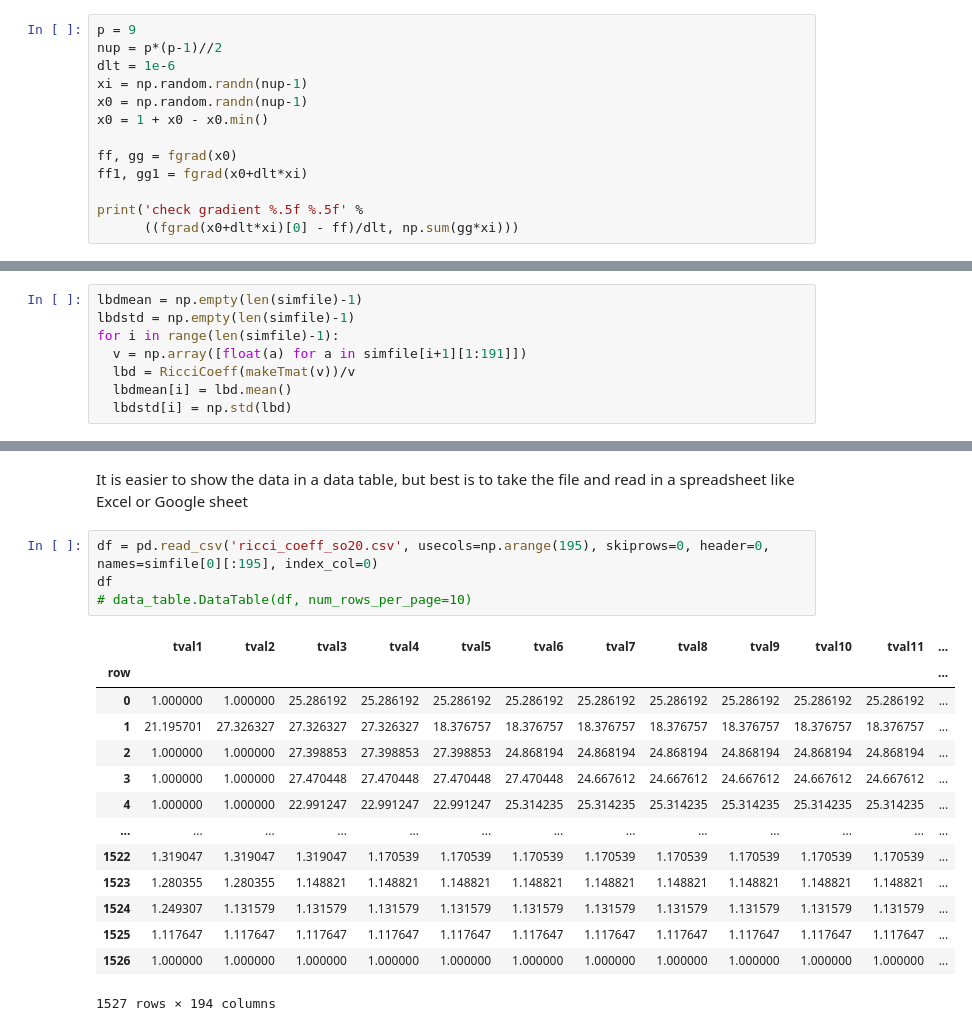
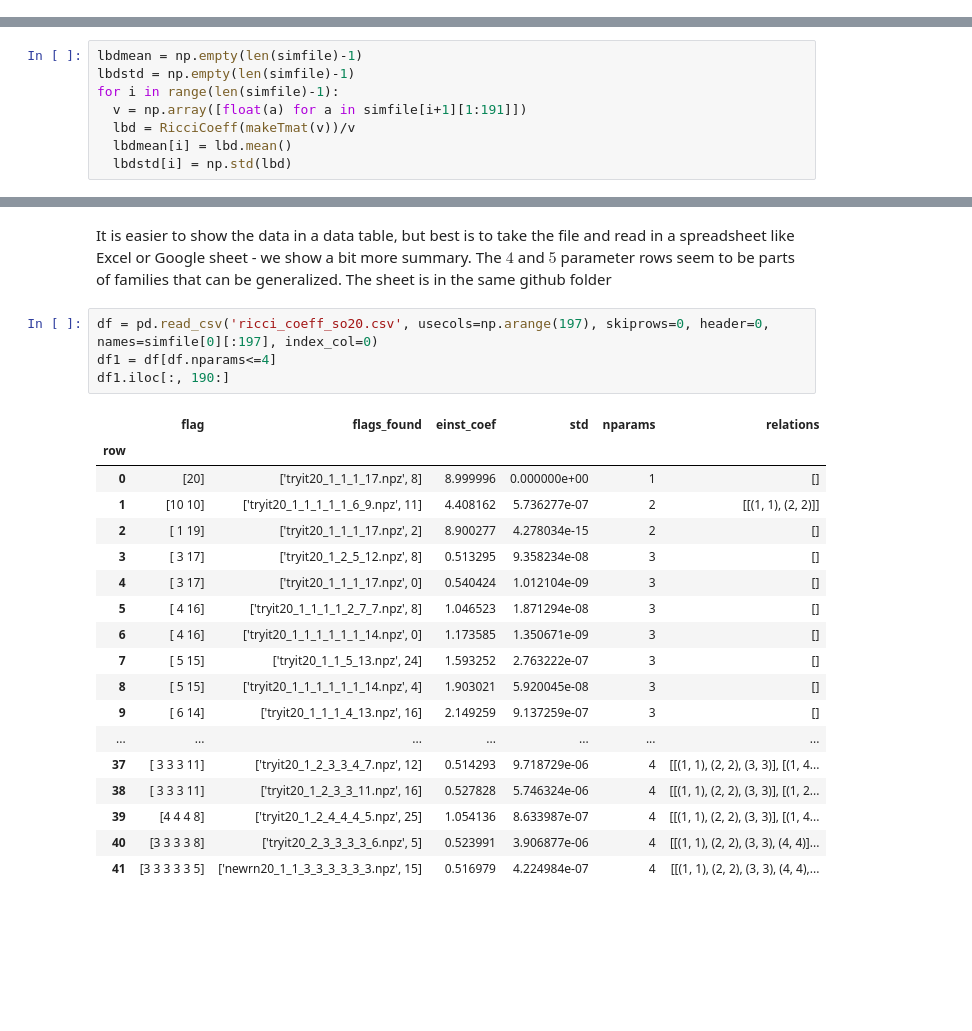
Before and after one commit to dnguyend/MiscCollection, a Jupyter notebook: colab/EinsteinRicciSON.ipynb, the cells around one changed output, grey strips where cells are left out. Cells and saved outputs as stored; diff of their text form; blank space fills up the shorter version.

Commit message:
Updated - show example of proposition 5.4

```diff
--- a/colab/EinsteinRicciSON.ipynb
+++ b/colab/EinsteinRicciSON.ipynb
@@ -122,13 +65,0 @@ A quick check of the gradient:
-# %%
-p = 9
-nup = p*(p-1)//2
-dlt = 1e-6
-xi = np.random.randn(nup-1)
-x0 = np.random.randn(nup-1)
-x0 = 1 + x0 - x0.min()
-
-ff, gg = fgrad(x0)
-ff1, gg1 = fgrad(x0+dlt*xi)
-
-print('check gradient %.5f %.5f' %
-      ((fgrad(x0+dlt*xi)[0] - ff)/dlt, np.sum(gg*xi)))
@@ -674,21 +659,26 @@ print(simfile[2])
 # %% [markdown]
-It is easier to show the data in a data table, but best is to take the file and read in a spreadsheet like Excel or Google sheet
+It is easier to show the data in a data table, but best is to take the file and read in a spreadsheet like Excel or Google sheet - we show a bit more summary. The $4$ and $5$ parameter rows seem to be parts of families that can be generalized.
+The sheet is in the same github folder
 # %%
-df = pd.read_csv('ricci_coeff_so20.csv', usecols=np.arange(195), skiprows=0, header=0, names=simfile[0][:195], index_col=0)
-df
-# data_table.DataTable(df, num_rows_per_page=10)
+df = pd.read_csv('ricci_coeff_so20.csv', usecols=np.arange(197), skiprows=0, header=0, names=simfile[0][:197], index_col=0)
+df1 = df[df.nparams<=4]
+df1.iloc[:, 190:]
 # %% [output]
-|  | tval1 | tval2 | tval3 | tval4 | tval5 | tval6 | tval7 | tval8 | tval9 | tval10 | tval11 | ... |
-| row |  |  |  |  |  |  |  |  |  |  |  | ... |
-| 0 | 1.000000 | 1.000000 | 25.286192 | 25.286192 | 25.286192 | 25.286192 | 25.286192 | 25.286192 | 25.286192 | 25.286192 | 25.286192 | ... |
-| 1 | 21.195701 | 27.326327 | 27.326327 | 27.326327 | 18.376757 | 18.376757 | 18.376757 | 18.376757 | 18.376757 | 18.376757 | 18.376757 | ... |
-| 2 | 1.000000 | 1.000000 | 27.398853 | 27.398853 | 27.398853 | 24.868194 | 24.868194 | 24.868194 | 24.868194 | 24.868194 | 24.868194 | ... |
-| 3 | 1.000000 | 1.000000 | 27.470448 | 27.470448 | 27.470448 | 27.470448 | 24.667612 | 24.667612 | 24.667612 | 24.667612 | 24.667612 | ... |
-| 4 | 1.000000 | 1.000000 | 22.991247 | 22.991247 | 22.991247 | 25.314235 | 25.314235 | 25.314235 | 25.314235 | 25.314235 | 25.314235 | ... |
-| ... | ... | ... | ... | ... | ... | ... | ... | ... | ... | ... | ... | ... |
-| 1522 | 1.319047 | 1.319047 | 1.319047 | 1.170539 | 1.170539 | 1.170539 | 1.170539 | 1.170539 | 1.170539 | 1.170539 | 1.170539 | ... |
-| 1523 | 1.280355 | 1.280355 | 1.148821 | 1.148821 | 1.148821 | 1.148821 | 1.148821 | 1.148821 | 1.148821 | 1.148821 | 1.148821 | ... |
-| 1524 | 1.249307 | 1.131579 | 1.131579 | 1.131579 | 1.131579 | 1.131579 | 1.131579 | 1.131579 | 1.131579 | 1.131579 | 1.131579 | ... |
-| 1525 | 1.117647 | 1.117647 | 1.117647 | 1.117647 | 1.117647 | 1.117647 | 1.117647 | 1.117647 | 1.117647 | 1.117647 | 1.117647 | ... |
-| 1526 | 1.000000 | 1.000000 | 1.000000 | 1.000000 | 1.000000 | 1.000000 | 1.000000 | 1.000000 | 1.000000 | 1.000000 | 1.000000 | ... |
+|  | flag | flags_found | einst_coef | std | nparams | relations |
+| row |  |  |  |  |  |  |
+| 0 | [20] | ['tryit20_1_1_1_17.npz', 8] | 8.999996 | 0.000000e+00 | 1 | [] |
+| 1 | [10 10] | ['tryit20_1_1_1_1_1_6_9.npz', 11] | 4.408162 | 5.736277e-07 | 2 | [[(1, 1), (2, 2)]] |
+| 2 | [ 1 19] | ['tryit20_1_1_1_17.npz', 2] | 8.900277 | 4.278034e-15 | 2 | [] |
+| 3 | [ 3 17] | ['tryit20_1_2_5_12.npz', 8] | 0.513295 | 9.358234e-08 | 3 | [] |
+| 4 | [ 3 17] | ['tryit20_1_1_1_17.npz', 0] | 0.540424 | 1.012104e-09 | 3 | [] |
+| 5 | [ 4 16] | ['tryit20_1_1_1_1_2_7_7.npz', 8] | 1.046523 | 1.871294e-08 | 3 | [] |
+| 6 | [ 4 16] | ['tryit20_1_1_1_1_1_1_14.npz', 0] | 1.173585 | 1.350671e-09 | 3 | [] |
+| 7 | [ 5 15] | ['tryit20_1_1_5_13.npz', 24] | 1.593252 | 2.763222e-07 | 3 | [] |
+| 8 | [ 5 15] | ['tryit20_1_1_1_1_1_1_14.npz', 4] | 1.903021 | 5.920045e-08 | 3 | [] |
+| 9 | [ 6 14] | ['tryit20_1_1_1_4_13.npz', 16] | 2.149259 | 9.137259e-07 | 3 | [] |
+| ... | ... | ... | ... | ... | ... | ... |
+| 37 | [ 3 3 3 11] | ['tryit20_1_2_3_3_4_7.npz', 12] | 0.514293 | 9.718729e-06 | 4 | [[(1, 1), (2, 2), (3, 3)], [(1, 4... |
+| 38 | [ 3 3 3 11] | ['tryit20_1_2_3_3_11.npz', 16] | 0.527828 | 5.746324e-06 | 4 | [[(1, 1), (2, 2), (3, 3)], [(1, 2... |
+| 39 | [4 4 4 8] | ['tryit20_1_2_4_4_4_5.npz', 25] | 1.054136 | 8.633987e-07 | 4 | [[(1, 1), (2, 2), (3, 3)], [(1, 4... |
+| 40 | [3 3 3 3 8] | ['tryit20_2_3_3_3_3_6.npz', 5] | 0.523991 | 3.906877e-06 | 4 | [[(1, 1), (2, 2), (3, 3), (4, 4)]... |
+| 41 | [3 3 3 3 3 5] | ['newrn20_1_1_3_3_3_3_3_3.npz', 15] | 0.516979 | 4.224984e-07 | 4 | [[(1, 1), (2, 2), (3, 3), (4, 4),... |
-1527 rows × 194 columns
```
Also changed, not shown: parts of 38 cells of this notebook.
